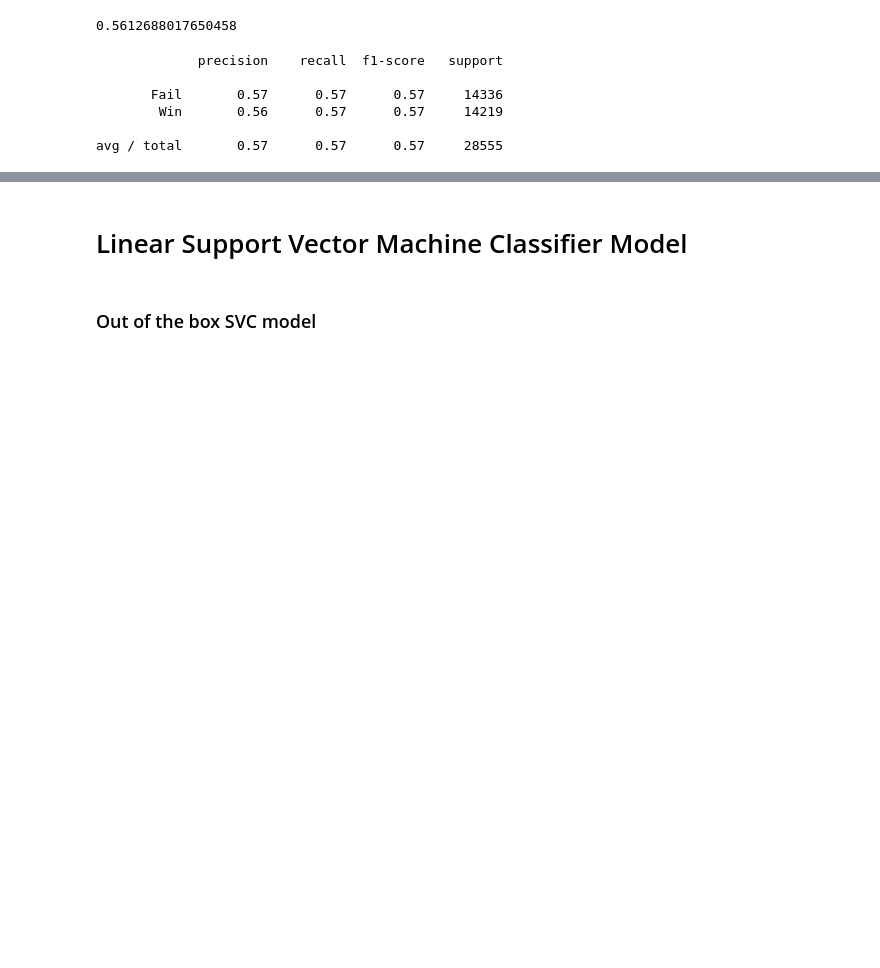
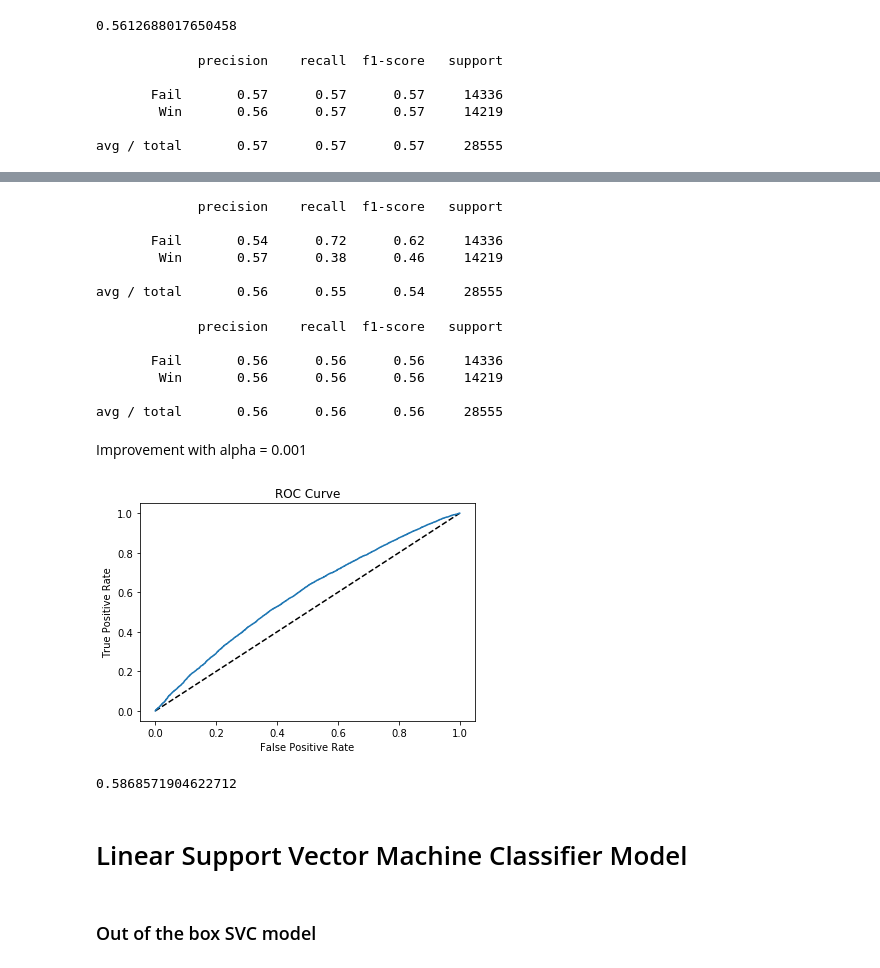
Before and after one commit to jltsao88/Predicting_Matches_Esports, a Jupyter notebook: Machine_Learning.ipynb, the cells around one changed output, grey strips where cells are left out. Cells and saved outputs as stored; diff of their text form; code cells hidden in the pictures; blank space fills up the shorter version.

```diff
--- a/Machine_Learning.ipynb
+++ b/Machine_Learning.ipynb
@@ -665,0 +672,4 @@ predict_knn = knn.predict(knn_X_test)
+# %%
+sgd = SGDClassifier()
+# %%
+sgd.fit(X_train2, y_train2)
@@ -667,0 +715,2 @@ print(classification_report(knn_y_test, predict_knn))
+# %%
+calibrated_sgd.fit(X_train2, y_train2)
@@ -667,0 +737,9 @@ print(classification_report(knn_y_test, predict_knn))
+# %%
+print(classification_report(y_test2, sgd_pred2))
+# %% [output]
+             precision    recall  f1-score   support
+
+       Fail       0.54      0.72      0.62     14336
+        Win       0.57      0.38      0.46     14219
+
+avg / total       0.56      0.55      0.54     28555
@@ -668,3 +749,32 @@ print(classification_report(knn_y_test, predict_knn))
+# %%
+print(classification_report(y_test2, sgd_pred3))
+# %% [output]
+             precision    recall  f1-score   support
+
+       Fail       0.56      0.56      0.56     14336
+        Win       0.56      0.56      0.56     14219
+
+avg / total       0.56      0.56      0.56     28555
+# %%
+#for calibrated
+y_pred_prob = calibrated_sgd.predict_proba(X_test2)[:,1]
+# %% [markdown]
+Improvement with alpha = 0.001
+# %%
+#for calibrated
+fpr, tpr, thresholds = roc_curve(y_test2, y_pred_prob, pos_label='Win')
+plt.plot([0, 1], [0, 1], 'k--')
+plt.plot(fpr, tpr)
+plt.xlabel('False Positive Rate')
+plt.ylabel('True Positive Rate')
+plt.title('ROC Curve')
+plt.show()
+# %% [output]
+[figure, added]
+# %%
+auc(fpr, tpr)
+# %% [output]
+0.5868571904622712
 # %% [markdown]
 # Linear Support Vector Machine Classifier Model
 # %% [markdown]
```
Also changed, not shown: parts of 26 cells of this notebook.
